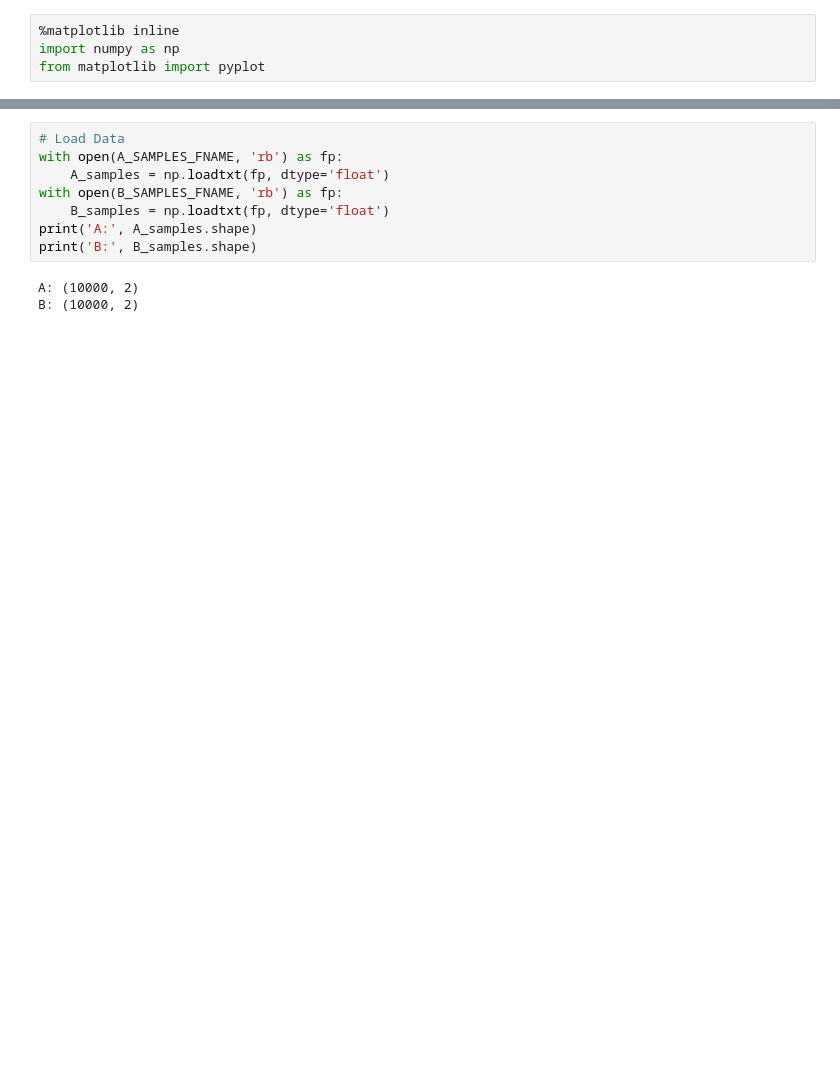
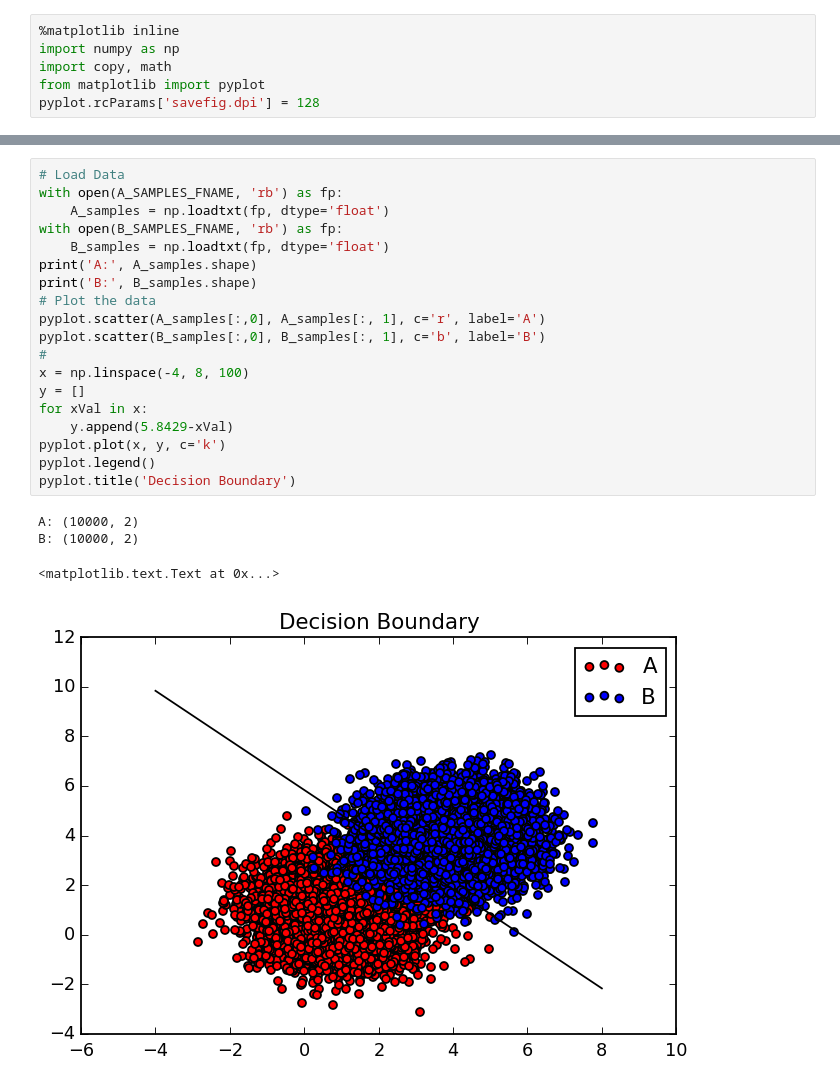
Before and after one commit to lavahot/Pattern-Recognition, a Jupyter notebook: Bayes-Classifier/testing.ipynb, the cells around one changed output, grey strips where cells are left out. Drawn from its saved outputs; the diff is of its cells as text; blank space fills up the shorter version.

```diff
--- a/Bayes-Classifier/testing.ipynb
+++ b/Bayes-Classifier/testing.ipynb
@@ -1,7 +1,9 @@
 # %%
 %matplotlib inline
 import numpy as np
+import copy, math
 from matplotlib import pyplot
+pyplot.rcParams['savefig.dpi'] = 128
 # %%
 # Distribution
 class Distribution:
@@ -65,11 +83,24 @@ B_SAMPLES_FNAME = '1-2.txt'
 # %%
 # Load Data
 with open(A_SAMPLES_FNAME, 'rb') as fp:
     A_samples = np.loadtxt(fp, dtype='float')
 with open(B_SAMPLES_FNAME, 'rb') as fp:
     B_samples = np.loadtxt(fp, dtype='float')
 print('A:', A_samples.shape)
 print('B:', B_samples.shape)
+# Plot the data
+pyplot.scatter(A_samples[:,0], A_samples[:, 1], c='r', label='A')
+pyplot.scatter(B_samples[:,0], B_samples[:, 1], c='b', label='B')
+#
+x = np.linspace(-4, 8, 100)
+y = []
+for xVal in x:
+    y.append(5.8429-xVal)
+pyplot.plot(x, y, c='k')
+pyplot.legend()
+pyplot.title('Decision Boundary')
 # %% [output]
 A: (10000, 2)
 B: (10000, 2)
+<matplotlib.text.Text at 0x...>
+[figure, added]
```
Also changed, not shown: parts of 3 cells of this notebook, 3 other files.
